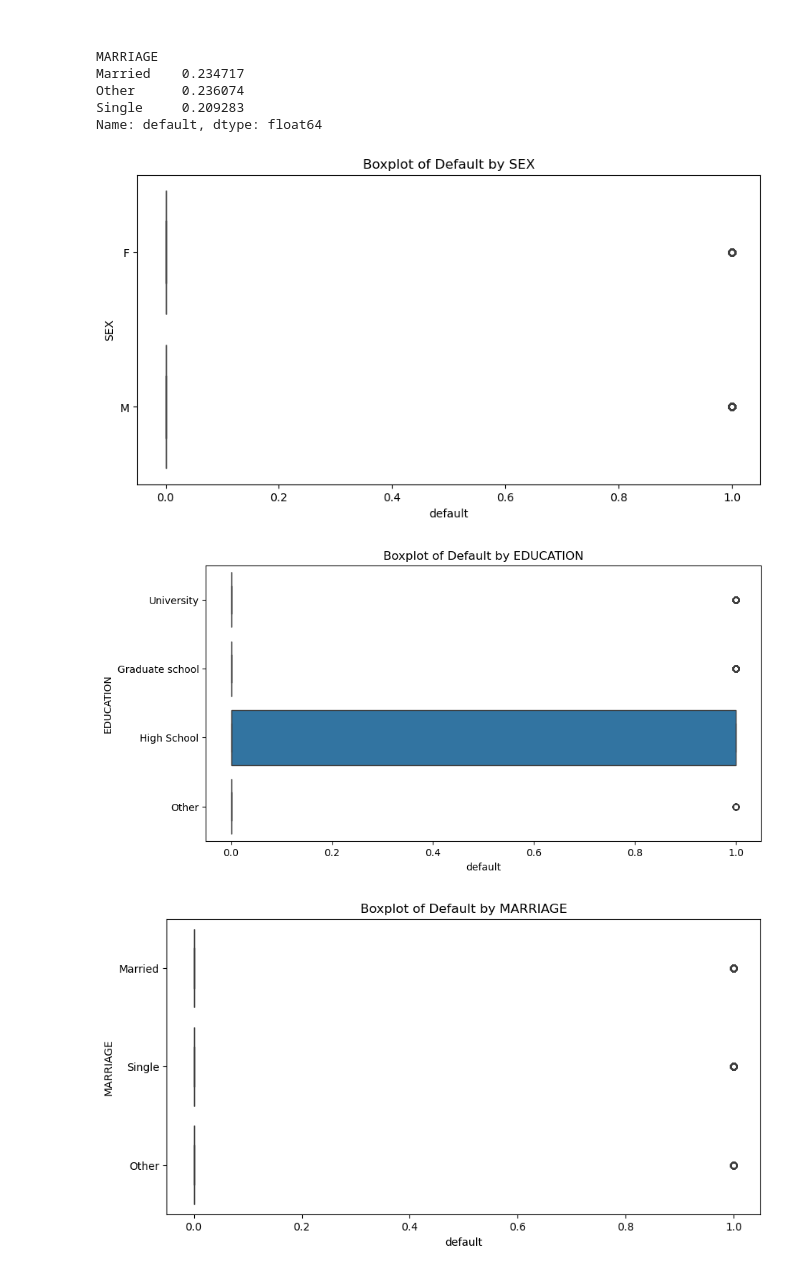
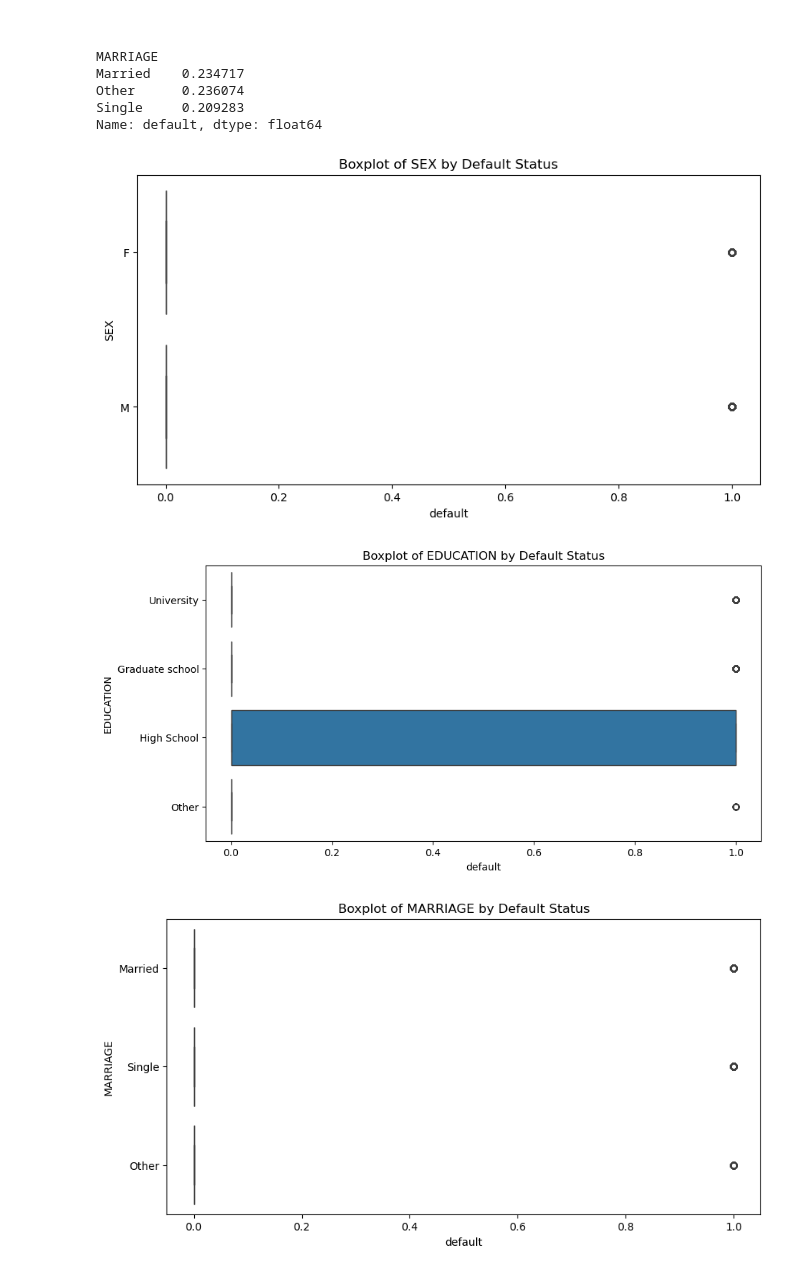
Before and after one commit to CJC-AI/credit-default-prediction, a Jupyter notebook: notebooks/01_eda.ipynb, the cells around one changed output. Saved outputs shown, nothing was run; the diff lists cells and outputs as text; code cells hidden in the pictures.

```diff
--- a/notebooks/01_eda.ipynb
+++ b/notebooks/01_eda.ipynb
@@ -21,4 +16,0 @@ df.head(10)
-# %%
-df.columns = df.columns.str.strip()
-df['default'] = df['default'].map({'Y': 1, 'N': 0})
-df.head()
@@ -32,0 +19,3 @@ df.head()
+# %%
+df = preprocessing.clean_df(df)
+df.head()
@@ -237,25 +223,13 @@ for col in cat_cols:
 Number of unique values in SEX: 2
 Number of unique values in EDUCATION: 6
 Number of unique values in MARRIAGE: 4
-# %%
-# light cleaning categorical features
-# Fix EDUCATION
-df['EDUCATION'] = df['EDUCATION'].replace({
-    '0': 'Other',
-    'Unknown': 'Other',
-    'Others': 'Other',
-    0: 'Other'
-})
-
-# Fix MARRIAGE
-df['MARRIAGE'] = df['MARRIAGE'].replace({
-    '0': 'Other',
-    0: 'Other'
-})
 # %%
+# cleaning categorical features
+df_cleaned = preprocessing.clean_categorical_features(df)
+
 for col in cat_cols:
     print(f'Value counts for {col}:')
-    print(df[col].value_counts())
+    print(df_cleaned[col].value_counts())
     print('\n')
 # %% [output]
 Value counts for SEX:
@@ -326,13 +296,9 @@ Other      0.236074
 Single     0.209283
 Name: default, dtype: float64
 # %%
-# Boxplots by class
-for col in cat_cols:
-    plt.figure(figsize=(10, 5))
-    sns.boxplot(x='default', y=col, data=df)
-    plt.title(f'Boxplot of Default by {col}')
-    plt.show()
+# Boxplots by categorical features
+utils.boxplot('default', cat_cols, df_cleaned)
 # %% [output]
-[figure, old version]
+[figure, new version]
-[figure, old version]
+[figure, new version]
-[figure, old version]
+[figure, new version]
```
Also changed, not shown: parts of 13 cells of this notebook, 12 other files.
